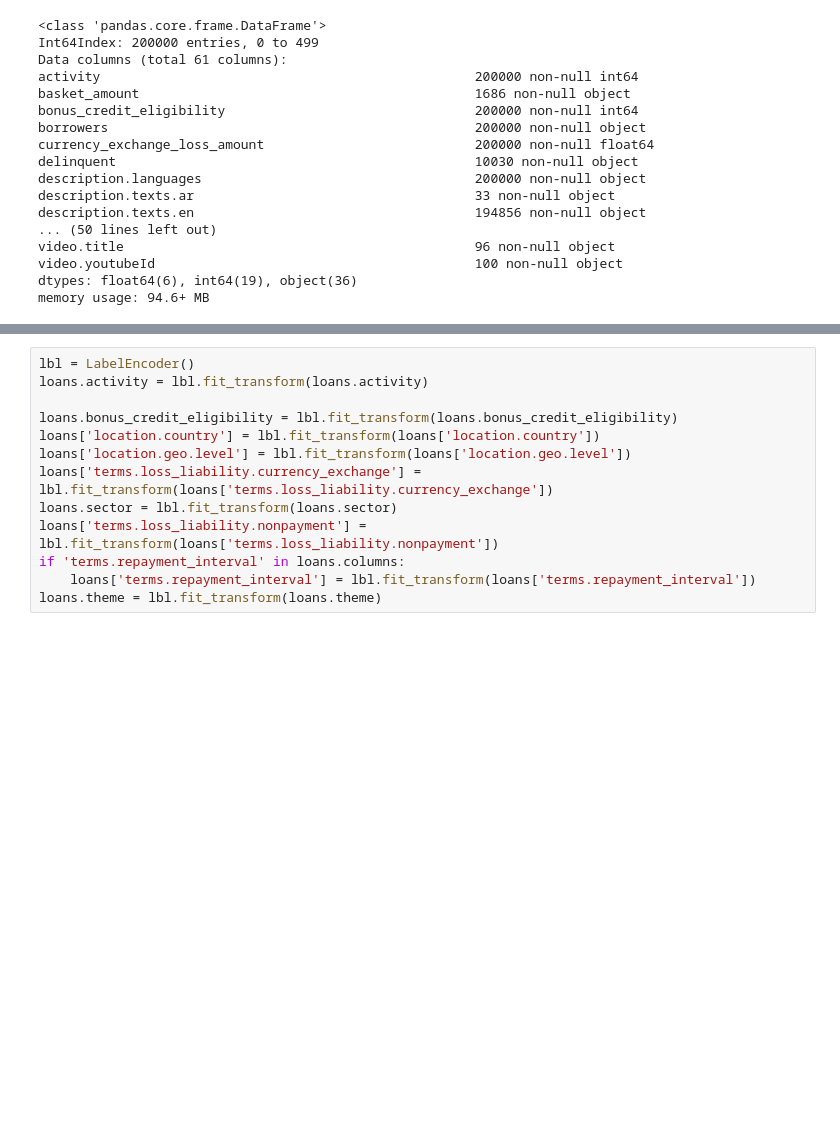
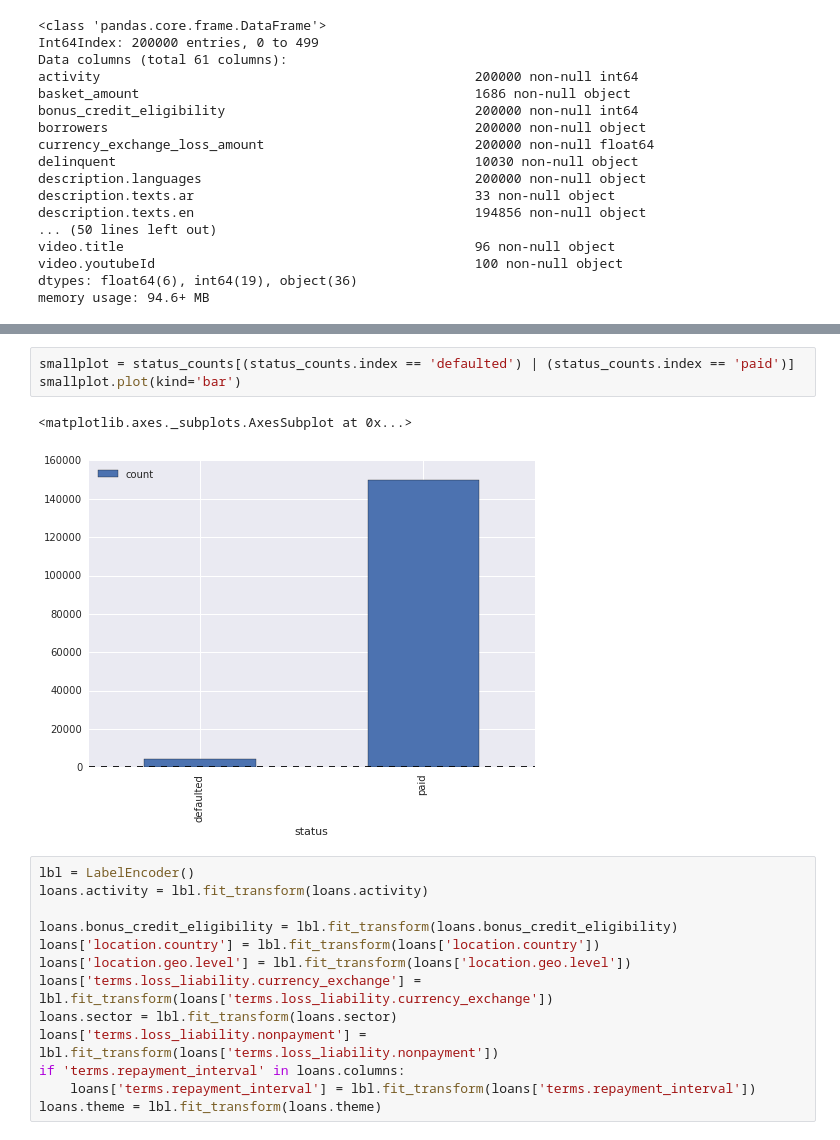
Before and after one commit to hslee16/GA_project, a Jupyter notebook: ga_project.ipynb, the cells around one changed output, grey strips where cells are left out. Cells and saved outputs as stored; diff of their text form; blank space fills up the shorter version.

```diff
--- a/ga_project.ipynb
+++ b/ga_project.ipynb
@@ -129,3 +141,9 @@ plt.xlabel('Loan amount')
+# %%
+smallplot = status_counts[(status_counts.index == 'defaulted') | (status_counts.index == 'paid')]
+smallplot.plot(kind='bar')
+# %% [output]
+<matplotlib.axes._subplots.AxesSubplot at 0x...>
+[figure, added]
 # %%
 lbl = LabelEncoder()
 loans.activity = lbl.fit_transform(loans.activity)
```
Also changed, not shown: parts of 15 cells of this notebook.
